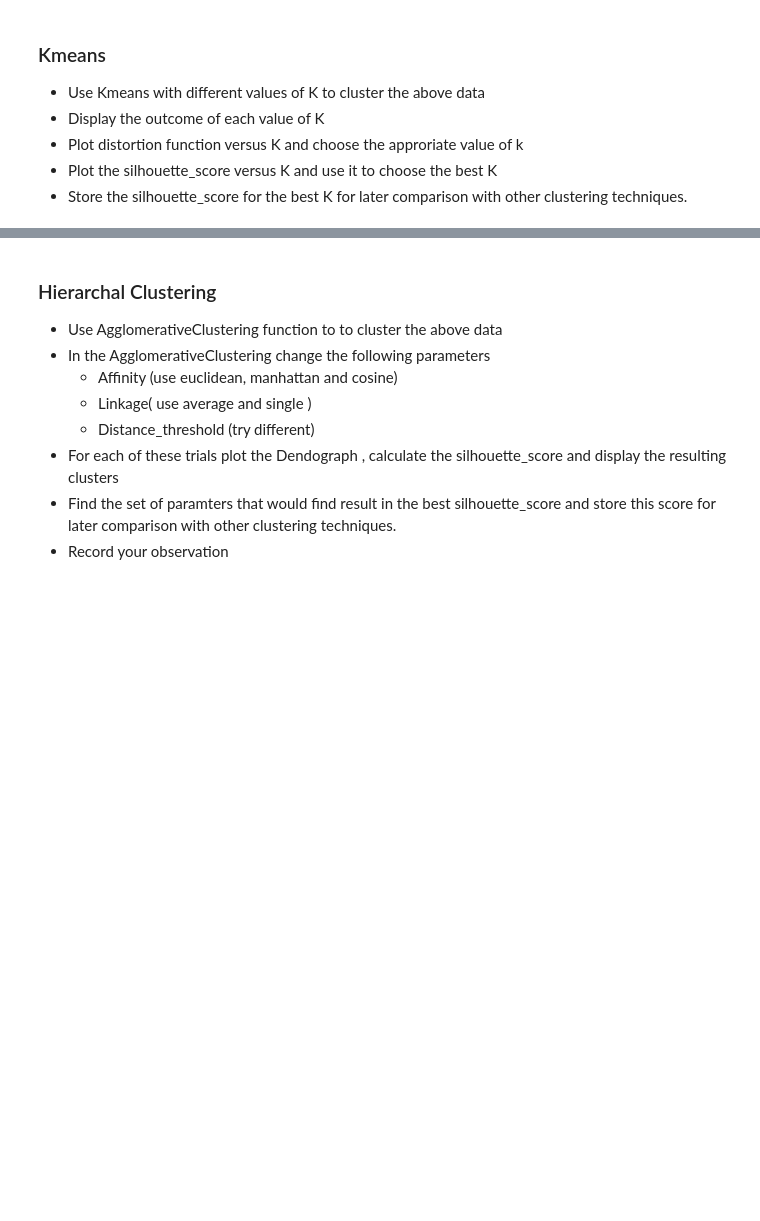
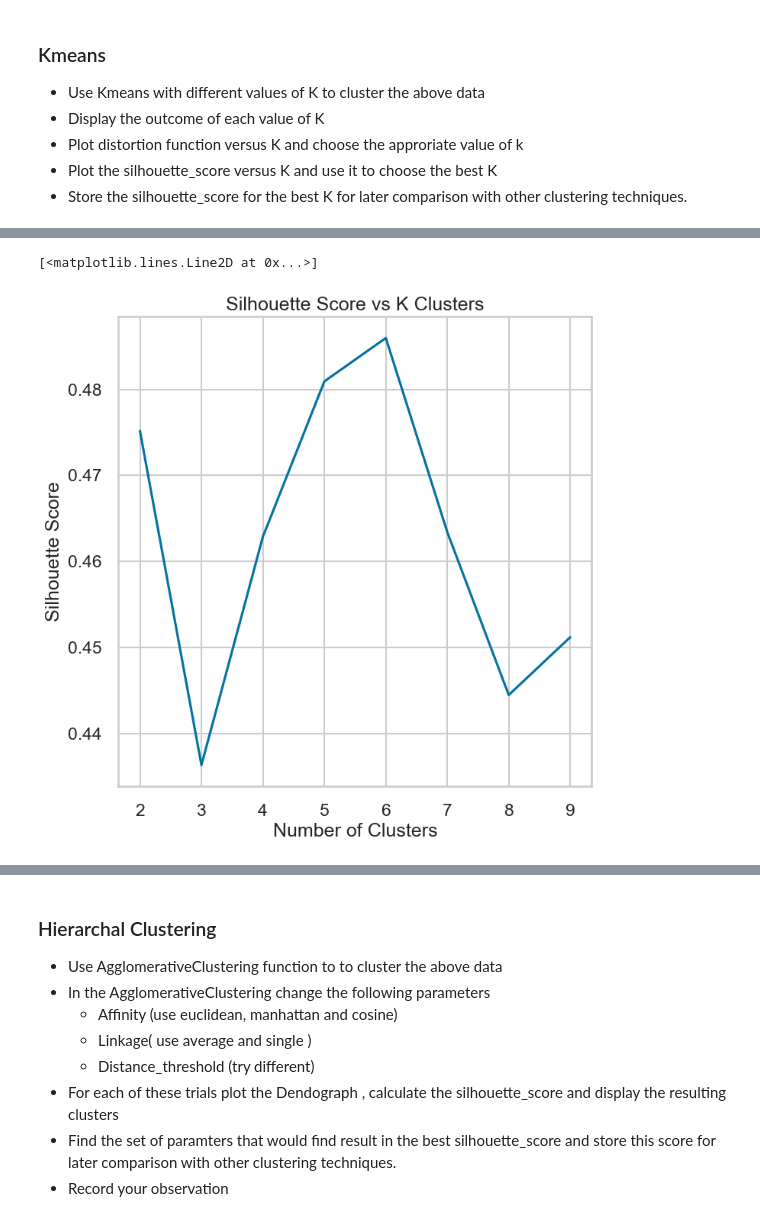
Before and after one commit to zeinaabdallah/Clustering-Project, a Jupyter notebook: Clustering Project.ipynb, the cells around one changed output, grey strips where cells are left out. Cells and saved outputs as stored; diff of their text form; code cells hidden in the pictures; blank space fills up the shorter version.

```diff
--- a/Clustering Project.ipynb
+++ b/Clustering Project.ipynb
@@ -79,0 +108,8 @@ display_cluster(Multi_blob_Data)
+# %%
+plt.title('Silhouette Score vs K Clusters')
+plt.xlabel('Number of Clusters')
+plt.ylabel('Silhouette Score')
+plt.plot(range(2,10),score_km)
+# %% [output]
+[<matplotlib.lines.Line2D at 0x...>]
+[figure, added]
```
Also changed, not shown: parts of 8 cells of this notebook.
